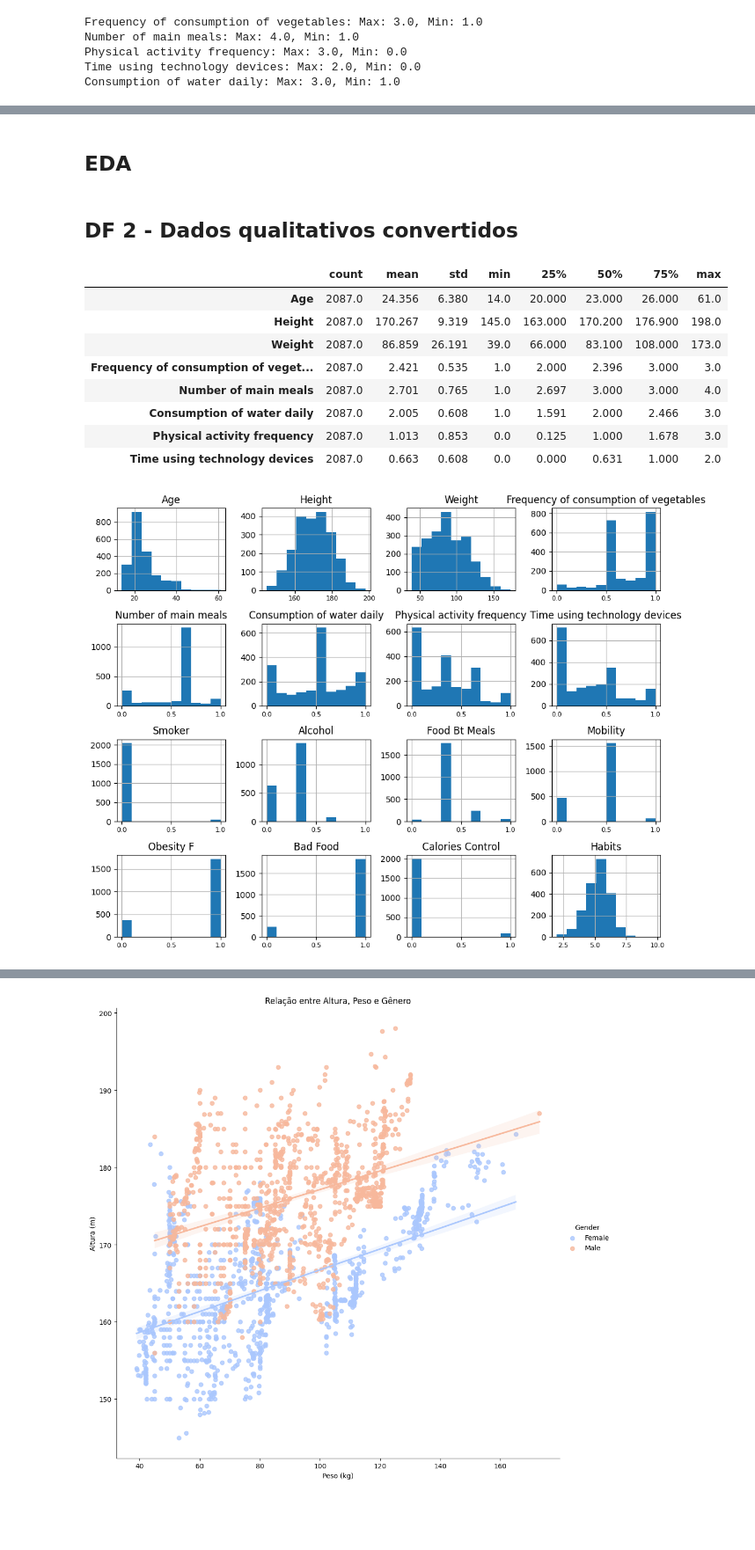
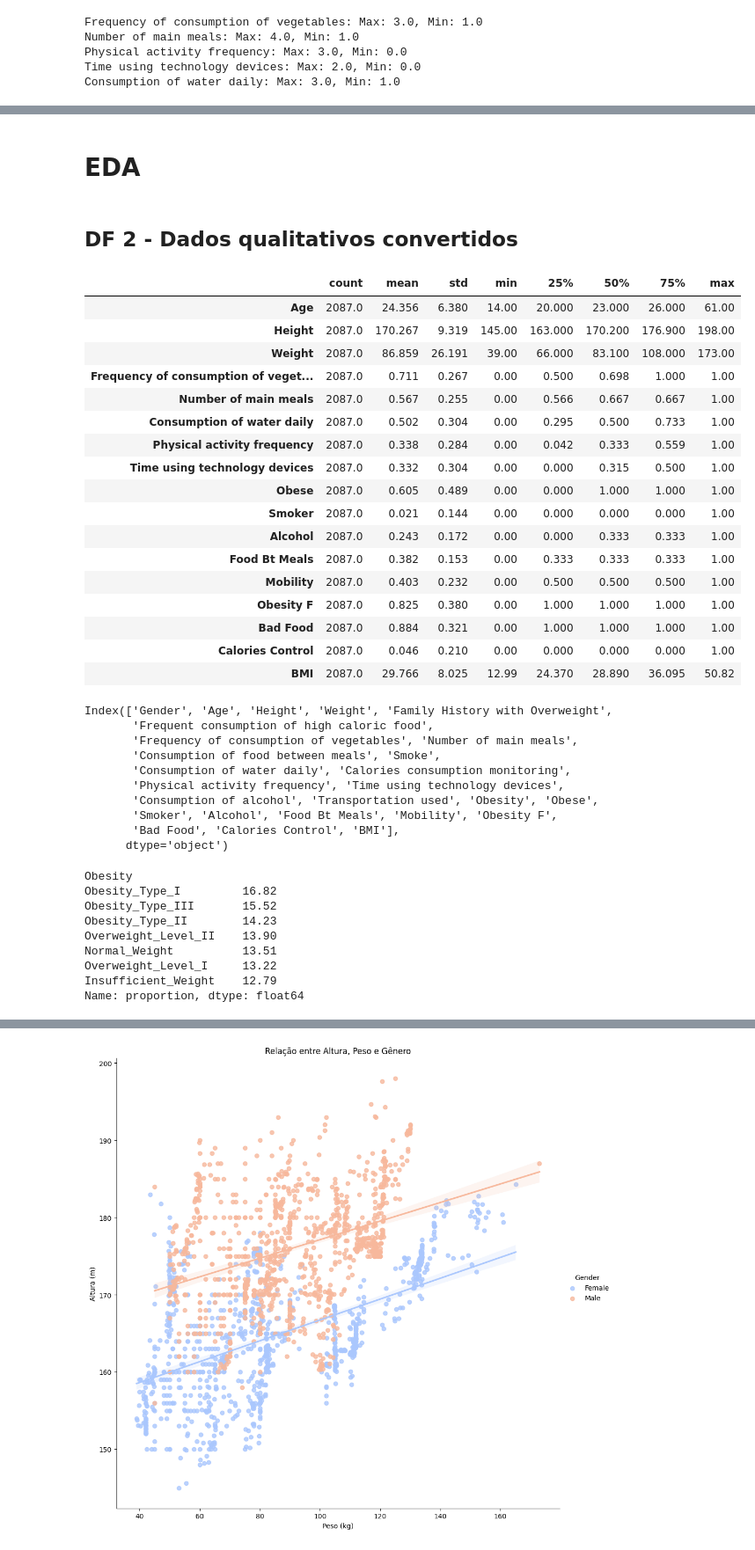
Before and after one commit to joansilva24/projeto_datasicence_coderhouse, a Jupyter notebook: data_analysis.ipynb, the cells around one changed output, grey strips where cells are left out. Shown at 88% size. Cells and saved outputs as stored; diff of their text form; code cells hidden in the pictures; blank space fills up the shorter version.

```diff
--- a/data_analysis.ipynb
+++ b/data_analysis.ipynb
@@ -109,6 +113,7 @@ df['Height'] = df['Height'].apply(lambda x: x * 100)  # convertendo a altura par
 df['Height'] = df['Height'].round(1)
 df['Weight'] = df['Weight'].round(1)
 df['Age'] = df['Age'].round(0)
+df['Obese'] = df['Obesity'].map({'Insufficient_Weight': 0, 'Normal_Weight': 0, 'Overweight_Level_I': 0, 'Overweight_Level_II': 1, 'Obesity_Type_I': 1, 'Obesity_Type_II': 1, 'Obesity_Type_III': 1})
 df.head()
 # %% [output]
 |  | Gender | Age | Height | Weight | Family History with Overweight | Frequent consumption of high calo... | Frequency of consumption of veget... | ... |
@@ -141,6 +147,7 @@ df2['Mobility'] = df['Transportation used'].map({'Automobile': 0, 'Motorbike': 0
 df2['Obesity F'] = df['Family History with Overweight'].map({'no': 0, 'yes': 1})
 df2['Bad Food'] = df['Frequent consumption of high caloric food'].map({'no': 0, 'yes': 1}) # "Frequent consumption of high caloric food between meals"
 df2['Calories Control'] = df['Calories consumption monitoring'].map({'no': 0, 'yes': 1}) # "Self control of eating habits"
+df2['BMI'] = round(df2['Weight'] / (df2['Height'] / 100) ** 2, 2)
 df2.head()
 # %% [output]
 |  | Gender | Age | Height | Weight | Family History with Overweight | Frequent consumption of high calo... | Frequency of consumption of veget... | ... |
@@ -167,9 +174,6 @@ Consumption of water daily: Max: 3.0, Min: 1.0
 continuous_vars = ['Frequency of consumption of vegetables', 'Number of main meals', 'Physical activity frequency', 'Time using technology devices', 'Consumption of water daily', 'Alcohol', 'Smoker', 'Food Bt Meals', 'Mobility', 'Obesity F', 'Bad Food', 'Calories Control']
 scaler = MinMaxScaler()
 df2[continuous_vars] = scaler.fit_transform(df2[continuous_vars])
-
-# Recalculando a coluna 'Habits' com as variáveis normalizadas
-df2['Habits'] = round(df2[continuous_vars].sum(axis=1), 2)
-df.head()
+df2.head()
 # %% [output]
 |  | Gender | Age | Height | Weight | Family History with Overweight | Frequent consumption of high calo... | Frequency of consumption of veget... | ... |
@@ -181,21 +186,52 @@ df.head()
 # %% [markdown]
-## EDA
+# EDA
 # %% [markdown]
 ## DF 2 - Dados qualitativos convertidos
 # %%
-df.describe().T.round(3)
+df2.describe().T.round(3)
 # %% [output]
 |  | count | mean | std | min | 25% | 50% | 75% | max |
-| Age | 2087.0 | 24.356 | 6.380 | 14.0 | 20.000 | 23.000 | 26.000 | 61.0 |
-| Height | 2087.0 | 170.267 | 9.319 | 145.0 | 163.000 | 170.200 | 176.900 | 198.0 |
-| Weight | 2087.0 | 86.859 | 26.191 | 39.0 | 66.000 | 83.100 | 108.000 | 173.0 |
-| Frequency of consumption of veget... | 2087.0 | 2.421 | 0.535 | 1.0 | 2.000 | 2.396 | 3.000 | 3.0 |
-| Number of main meals | 2087.0 | 2.701 | 0.765 | 1.0 | 2.697 | 3.000 | 3.000 | 4.0 |
-| Consumption of water daily | 2087.0 | 2.005 | 0.608 | 1.0 | 1.591 | 2.000 | 2.466 | 3.0 |
-| Physical activity frequency | 2087.0 | 1.013 | 0.853 | 0.0 | 0.125 | 1.000 | 1.678 | 3.0 |
-| Time using technology devices | 2087.0 | 0.663 | 0.608 | 0.0 | 0.000 | 0.631 | 1.000 | 2.0 |
+| Age | 2087.0 | 24.356 | 6.380 | 14.00 | 20.000 | 23.000 | 26.000 | 61.00 |
+| Height | 2087.0 | 170.267 | 9.319 | 145.00 | 163.000 | 170.200 | 176.900 | 198.00 |
+| Weight | 2087.0 | 86.859 | 26.191 | 39.00 | 66.000 | 83.100 | 108.000 | 173.00 |
+| Frequency of consumption of veget... | 2087.0 | 0.711 | 0.267 | 0.00 | 0.500 | 0.698 | 1.000 | 1.00 |
+| Number of main meals | 2087.0 | 0.567 | 0.255 | 0.00 | 0.566 | 0.667 | 0.667 | 1.00 |
+| Consumption of water daily | 2087.0 | 0.502 | 0.304 | 0.00 | 0.295 | 0.500 | 0.733 | 1.00 |
+| Physical activity frequency | 2087.0 | 0.338 | 0.284 | 0.00 | 0.042 | 0.333 | 0.559 | 1.00 |
+| Time using technology devices | 2087.0 | 0.332 | 0.304 | 0.00 | 0.000 | 0.315 | 0.500 | 1.00 |
+| Obese | 2087.0 | 0.605 | 0.489 | 0.00 | 0.000 | 1.000 | 1.000 | 1.00 |
+| Smoker | 2087.0 | 0.021 | 0.144 | 0.00 | 0.000 | 0.000 | 0.000 | 1.00 |
+| Alcohol | 2087.0 | 0.243 | 0.172 | 0.00 | 0.000 | 0.333 | 0.333 | 1.00 |
+| Food Bt Meals | 2087.0 | 0.382 | 0.153 | 0.00 | 0.333 | 0.333 | 0.333 | 1.00 |
+| Mobility | 2087.0 | 0.403 | 0.232 | 0.00 | 0.500 | 0.500 | 0.500 | 1.00 |
+| Obesity F | 2087.0 | 0.825 | 0.380 | 0.00 | 1.000 | 1.000 | 1.000 | 1.00 |
+| Bad Food | 2087.0 | 0.884 | 0.321 | 0.00 | 1.000 | 1.000 | 1.000 | 1.00 |
+| Calories Control | 2087.0 | 0.046 | 0.210 | 0.00 | 0.000 | 0.000 | 0.000 | 1.00 |
+| BMI | 2087.0 | 29.766 | 8.025 | 12.99 | 24.370 | 28.890 | 36.095 | 50.82 |
-# %%
-df2.hist(figsize=(10,8), xlabelsize=8)
-plt.tight_layout()
-# %% [output]
-[figure, removed]
+# %%
+df2.columns
+# %% [output]
+Index(['Gender', 'Age', 'Height', 'Weight', 'Family History with Overweight',
+       'Frequent consumption of high caloric food',
+       'Frequency of consumption of vegetables', 'Number of main meals',
+       'Consumption of food between meals', 'Smoke',
+       'Consumption of water daily', 'Calories consumption monitoring',
+       'Physical activity frequency', 'Time using technology devices',
+       'Consumption of alcohol', 'Transportation used', 'Obesity', 'Obese',
+       'Smoker', 'Alcohol', 'Food Bt Meals', 'Mobility', 'Obesity F',
+       'Bad Food', 'Calories Control', 'BMI'],
+      dtype='object')
+# %%
+# Distribuição dos níveis de Obesidade
+obesity_counts = df["Obesity"].value_counts(normalize=True).round(4) * 100
+obesity_counts
+# %% [output]
+Obesity
+Obesity_Type_I         16.82
+Obesity_Type_III       15.52
+Obesity_Type_II        14.23
+Overweight_Level_II    13.90
+Normal_Weight          13.51
+Overweight_Level_I     13.22
+Insufficient_Weight    12.79
+Name: proportion, dtype: float64
```
Also changed, not shown: parts of 33 cells of this notebook.
